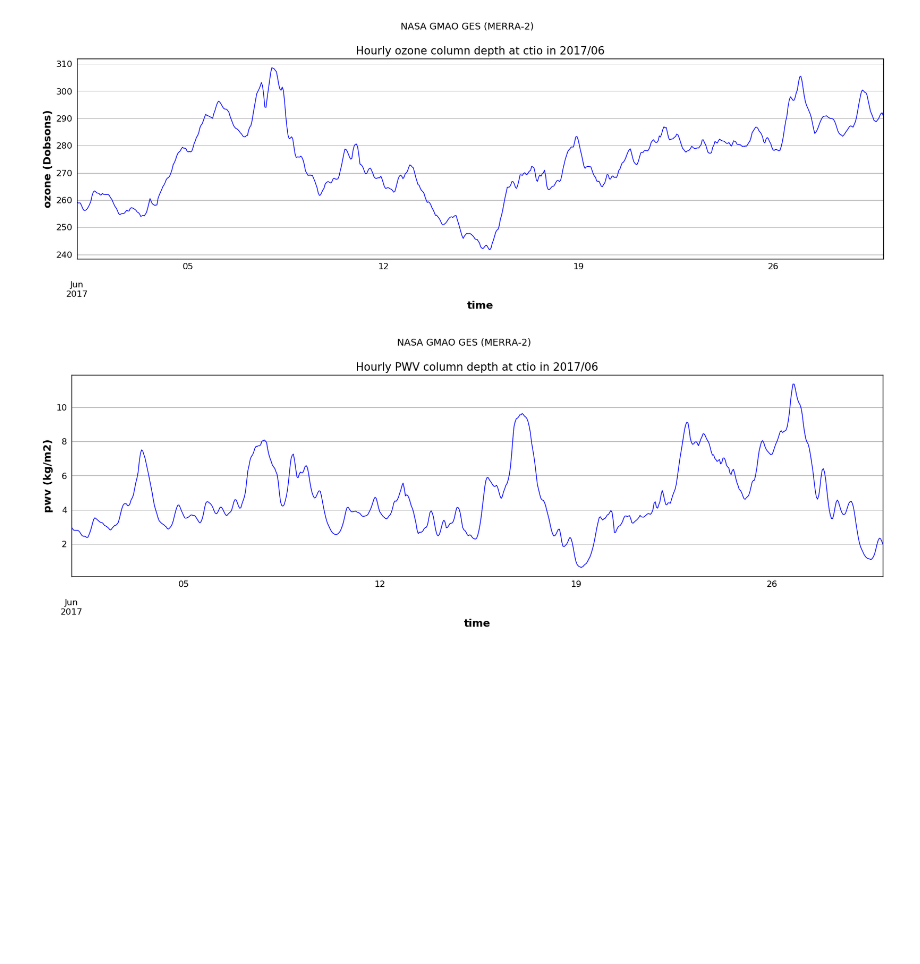
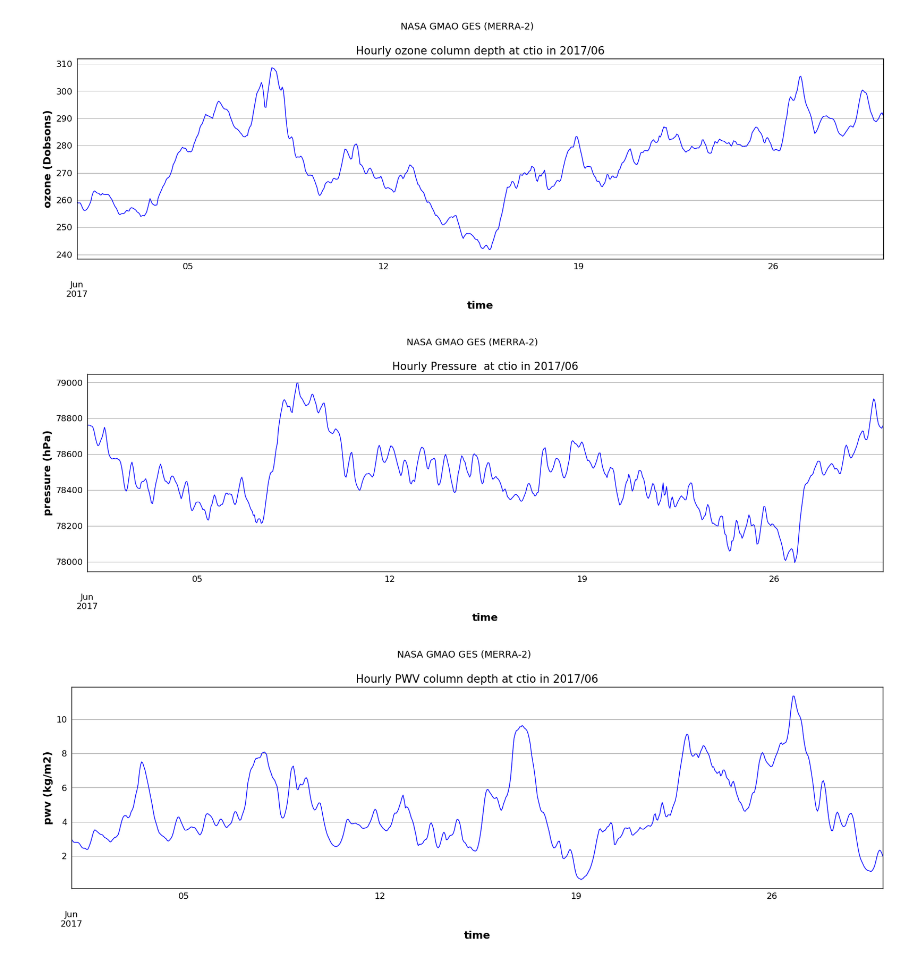
Before and after one commit to sylvielsstfr/GMAOMERRA2, a Jupyter notebook: inst1_2d_asm_Nx_M2I1NXASM/ScanMERRA2_inst1_2d_asm_Nx_M2I1NXASMOneMonth.ipynb, the cells around one changed output. Cells and saved outputs as stored; diff of their text form; code cells hidden in the pictures; blank space fills up the shorter version.

```diff
--- a/inst1_2d_asm_Nx_M2I1NXASM/ScanMERRA2_inst1_2d_asm_Nx_M2I1NXASMOneMonth.ipynb
+++ b/inst1_2d_asm_Nx_M2I1NXASM/ScanMERRA2_inst1_2d_asm_Nx_M2I1NXASMOneMonth.ipynb
@@ -87,6 +87,7 @@ fits_filename='MERRA2_2017_'+DATA_NAME+'_'+OBS_NAME+'_'+MONTH_NAME +'.fits'
 # %%
 figfile_ozone='GMAO_MERRA2_2017_'+DATA_NAME+'_'+OBS_NAME+'_'+MONTH_NAME+'_ozone'+'.jpg'
 figfile_pwv='GMAO_MERRA2_2017_'+DATA_NAME+'_'+OBS_NAME+'_'+MONTH_NAME+'_pwv'+'.jpg'
+figfile_ps='GMAO_MERRA2_2017_'+DATA_NAME+'_'+OBS_NAME+'_'+MONTH_NAME+'_ps'+'.jpg'
 # %%
 # Select observatory
 loc=merra2.observatory_location(OBS_NAME)
@@ -266,6 +277,18 @@ plt.grid(True)
 plt.savefig(figfile_ozone)
 # %% [output]
 [figure]
+# %%
+plt.figure(figsize=(20,5))
+df_inst1_2d_asm_Nx_tot['ps'].plot(color='blue')
+plt.xlabel('time')
+plt.ylabel('pressure (hPa)')
+title= "Hourly Pressure  at {} in 2017/{}".format(OBS_NAME,MONTH_NAME)
+plt.title(title,fontsize=15)
+plt.suptitle('NASA GMAO GES (MERRA-2)', y=1.02, fontsize=13)
+plt.grid(True)
+plt.savefig(figfile_ps)
+# %% [output]
+[figure, added]
 # %%
 plt.figure(figsize=(20,5))
 df_inst1_2d_asm_Nx_tot['pwv'].plot(color='blue')
```
Also changed, not shown: parts of 8 cells of this notebook, 4 other files.
